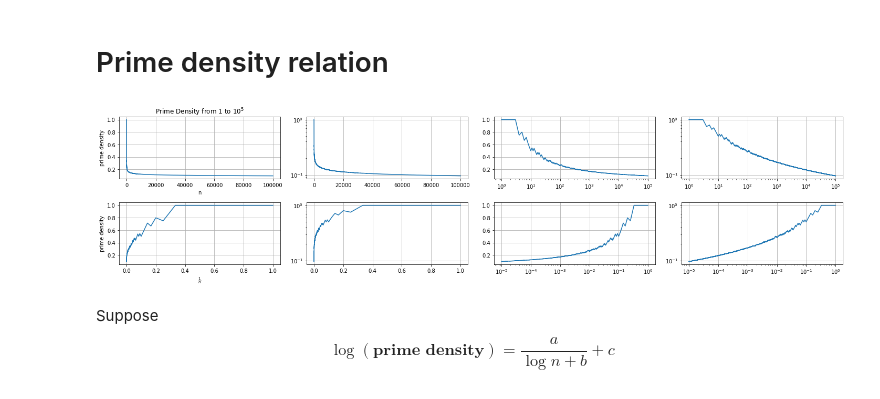
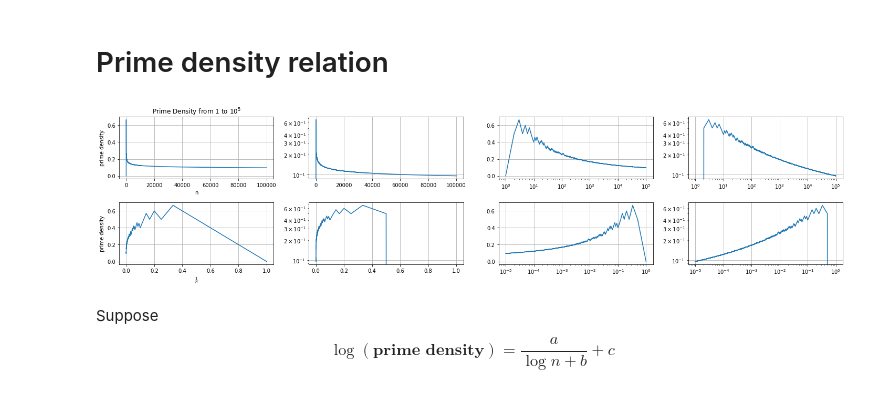
Before and after one commit to watertien/computational_physics, a Jupyter notebook: plt_usage.ipynb, the cells around one changed output. Cells and saved outputs as stored; diff of their text form; code cells hidden in the pictures.

```diff
--- a/plt_usage.ipynb
+++ b/plt_usage.ipynb
@@ -116,39 +130,38 @@ def prime_filter(n):
 from itertools import product
 
 primes = np.array(prime_filter(10**5))
-# Insert 1 as a prime number to the head
-primes = np.insert(primes, 0, 1)
 
 # Calculate prime density for every number from 1 to 1.e5
 numbers = np.arange(1, 10**5+1)
+# Use boolean array to index
 prime_density = [len(primes[primes <= i]) / i for i in numbers]
 
 # Use product to generate list of 4 scale tuples
 scales = list(product(["linear", "log"], repeat=2))
 # In order to compare relation in different axis scales
 # Create a 2x4 subplots
 # First row shows n-density. Second row shows 1/n-density
 fig, axs = plt.subplots(nrows=2, ncols=4, figsize=(20, 5))
 # Plotting
 for j, row_axs in enumerate(axs):
     # Plot n or 1/n according to row index j
     # Convert power to float to avoid ValueError
     power = float((-1)**j)
     for i, ax in enumerate(row_axs):
         ax.plot(numbers**power, prime_density)
         xscale, yscale = scales[i]
         ax.set_xscale(xscale)
         ax.set_yscale(yscale)
         ax.grid(True)
 
 axs[0, 0].set_xlabel("n")
 axs[0, 0].set_ylabel("prime density")
 axs[0, 0].set_title("Prime Density from 1 to $10^5$")
 axs[1, 0].set_xlabel(r"$\frac{1}{n}$")
 axs[1, 0].set_ylabel("prime density")
 fig.tight_layout()
 # %% [output]
-[figure, old version]
+[figure, new version]
 # %% [markdown]
 Suppose
 \begin{equation}
```
Also changed, not shown: parts of 11 cells of this notebook, 4 other files.
